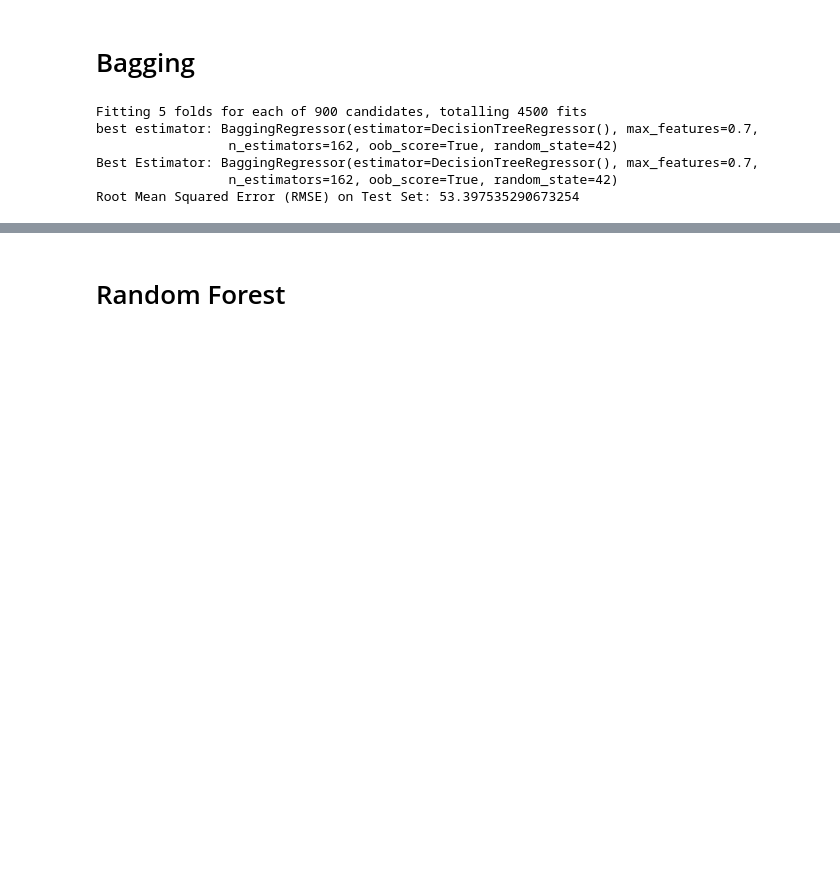
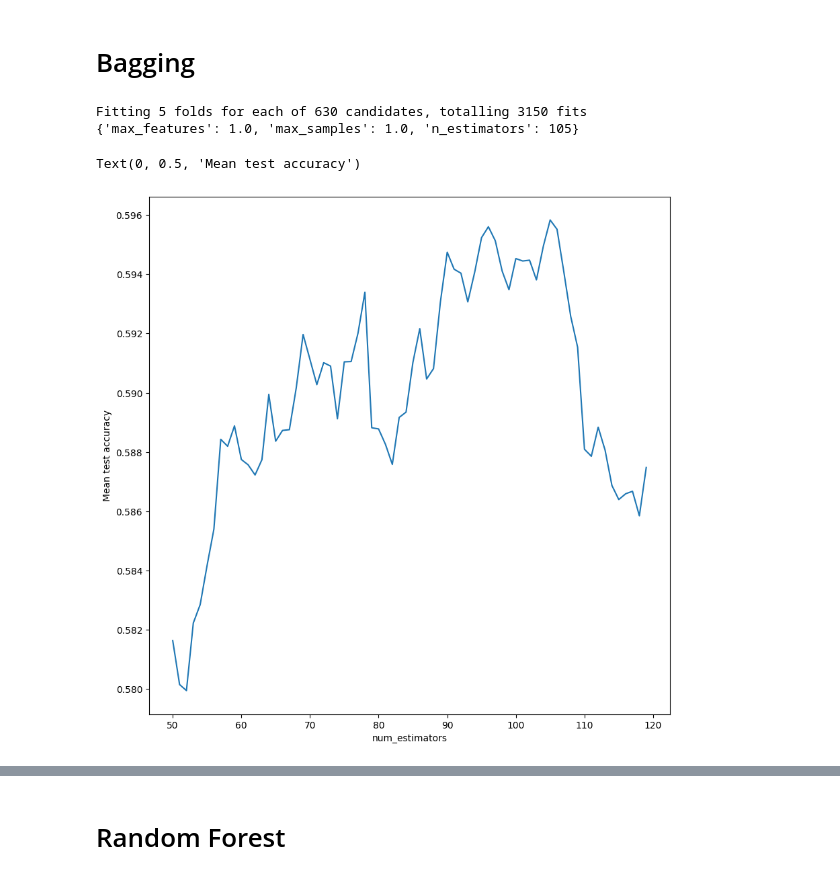
Before and after one commit to LuisMartindelCerro/CDA_Case1, a Jupyter notebook: Python/ensemble_trees.ipynb, the cells around one changed output, grey strips where cells are left out. Drawn from its saved outputs; the diff is of its cells as text; code cells hidden in the pictures; blank space fills up the shorter version.

Commit message:
changes in RF and bagging

```diff
--- a/Python/ensemble_trees.ipynb
+++ b/Python/ensemble_trees.ipynb
@@ -26,29 +26,35 @@ bagging = BaggingRegressor(DecisionTreeRegressor(), bootstrap=True, oob_score=Tr
 
 # Define hyperparameters to tune
 param_grid = {
-    'n_estimators':range(100, 200),  # Number of trees in the ensemble
-    'max_samples': [0.5, 0.7, 1.0],  # Proportion of training data per tree
-    'max_features': [0.5, 0.7, 1.0]  # Proportion of features per tree
+    'n_estimators':range(50, 120),  # Number of trees in the ensemble
+    'max_samples': [50, 70, 90],  # Proportion of training data per tree
+    'max_features': [50, 60, 70, 80, 90, 100, 110]  # Proportion of features per tree
 }
 
 # Perform Grid Search with 5-fold cross-validation
-bagging_grid = GridSearchCV(estimator=bagging, param_grid=param_grid, cv=5, scoring='neg_mean_squared_error', verbose=2, n_jobs=-1)
+bagging_grid = GridSearchCV(estimator=bagging, param_grid=param_grid, cv=5, verbose=2, n_jobs=-1)
 
 # Fit the grid search model
 bagging_grid.fit(X, y)
 
-# Get best model
-best_bagging = bagging_grid.best_estimator_
-
-# Cross-validation evaluation
-scores = cross_val_score(best_bagging, X, y, cv=5, scoring='neg_mean_squared_error')
-rmse_scores = np.sqrt(-scores)
-
-print(f"Mean RMSE for Bagging Regressor: {np.mean(rmse_scores)}")
+# Get the best model
+print(bagging_grid.best_params_)
 # %% [output]
-Fitting 5 folds for each of 900 candidates, totalling 4500 fits
-best estimator: BaggingRegressor(estimator=DecisionTreeRegressor(), max_features=0.7,
-                 n_estimators=162, oob_score=True, random_state=42)
-Best Estimator: BaggingRegressor(estimator=DecisionTreeRegressor(), max_features=0.7,
-                 n_estimators=162, oob_score=True, random_state=42)
-Root Mean Squared Error (RMSE) on Test Set: 53.397535290673254
+Fitting 5 folds for each of 630 candidates, totalling 3150 fits
+{'max_features': 1.0, 'max_samples': 1.0, 'n_estimators': 105}
+# %%
+import matplotlib.pyplot as plt
+import seaborn as sns
+df = pd.DataFrame(bagging_grid.cv_results_)
+
+
+df_num_estimators = df[((df['param_max_features']==1) & (df['param_max_samples']==1))]
+
+fig, ax = plt.subplots(figsize=(10,10))
+
+_ = sns.lineplot(data=df_num_estimators, x='param_n_estimators', y='mean_test_score', ax=ax)
+ax.set_xlabel('num_estimators')
+ax.set_ylabel('Mean test accuracy')
+# %% [output]
+Text(0, 0.5, 'Mean test accuracy')
+[figure, added]
```
Also changed, not shown: parts of 8 cells of this notebook, 1 other file.
